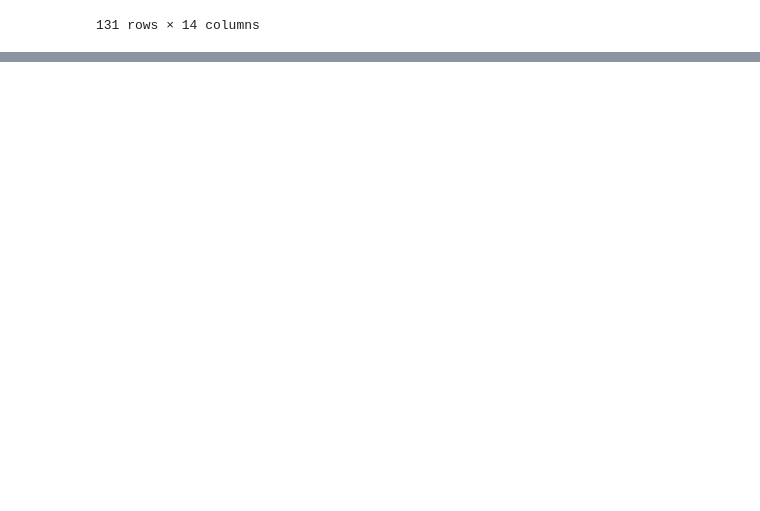
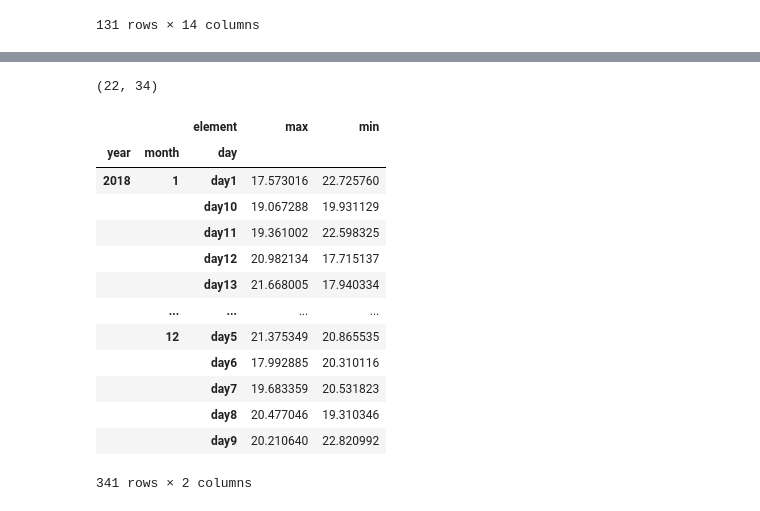
Before and after one commit to VishalDeoPrasad/InterviewBit, a Jupyter notebook: 14. Pandas/Pandas.ipynb, the cells around one changed output, grey strips where cells are left out. Drawn from its saved outputs; the diff is of its cells as text; code cells hidden in the pictures; blank space fills up the shorter version.

```diff
--- a/14. Pandas/Pandas.ipynb
+++ b/14. Pandas/Pandas.ipynb
@@ -1244,0 +1250,3 @@ riskey_movies.loc[riskey_movies['risky'] == True]
+# %%
+weather = pd.read_csv("weather.csv")
+weather.head()
@@ -1244,0 +1261,23 @@ riskey_movies.loc[riskey_movies['risky'] == True]
+# %%
+weather.shape #wide data or rectangular data
+# %% [output]
+(22, 34)
+# %%
+weather_melt = pd.melt(weather, id_vars=['year', 'month', 'element'], var_name='day', value_name='temp')
+# %%
+weather_melt.pivot_table(index=['year', 'month', 'day'], columns='element', values='temp')
+# %% [output]
+|  |  | element | max | min |
+| year | month | day |  |  |
+| 2018 | 1 | day1 | 17.573016 | 22.725760 |
+|  |  | day10 | 19.067288 | 19.931129 |
+|  |  | day11 | 19.361002 | 22.598325 |
+|  |  | day12 | 20.982134 | 17.715137 |
+|  |  | day13 | 21.668005 | 17.940334 |
+|  | ... | ... | ... | ... |
+|  | 12 | day5 | 21.375349 | 20.865535 |
+|  |  | day6 | 17.992885 | 20.310116 |
+|  |  | day7 | 19.683359 | 20.531823 |
+|  |  | day8 | 20.477046 | 19.310346 |
+|  |  | day9 | 20.210640 | 22.820992 |
+341 rows × 2 columns
```
Also changed, not shown: parts of 57 cells of this notebook, 5 other files.
